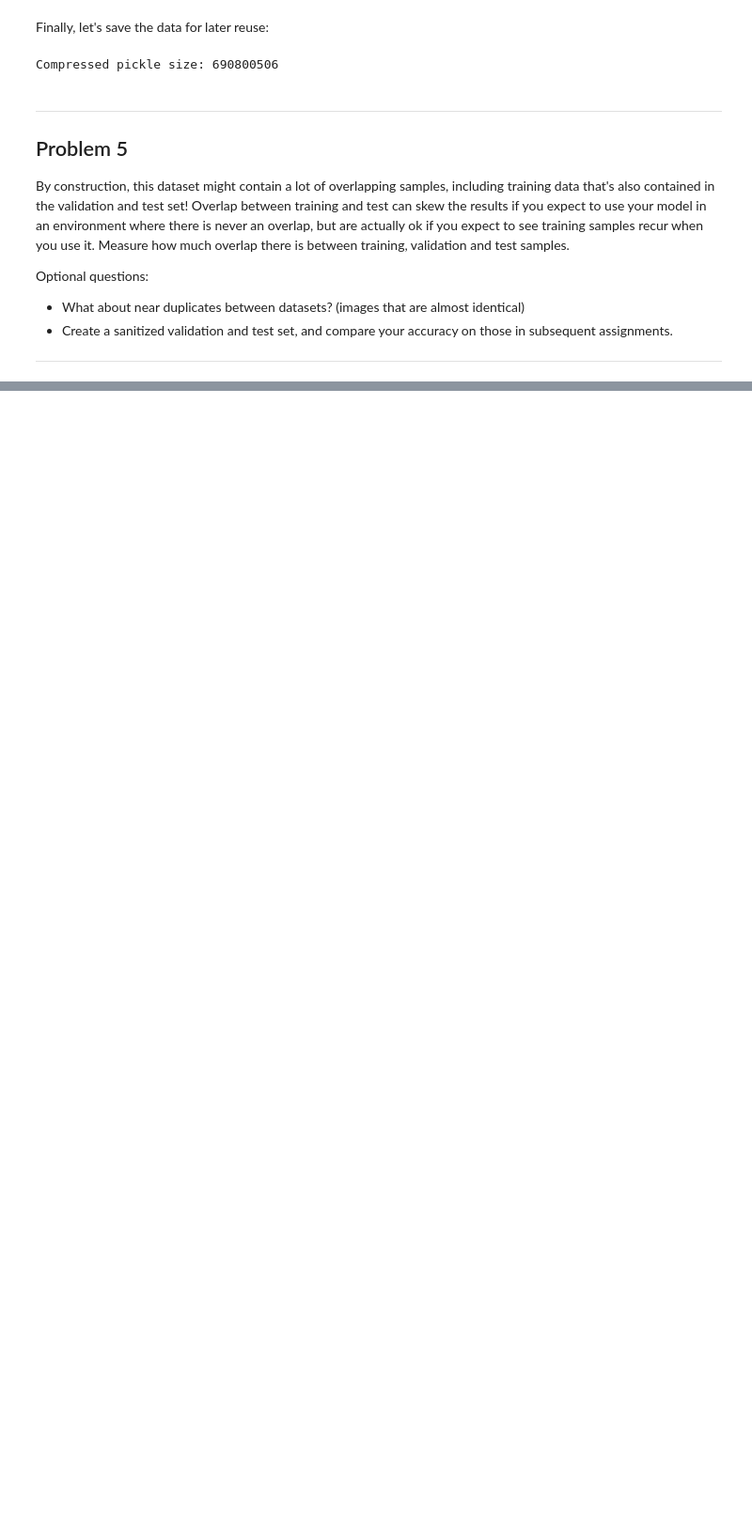
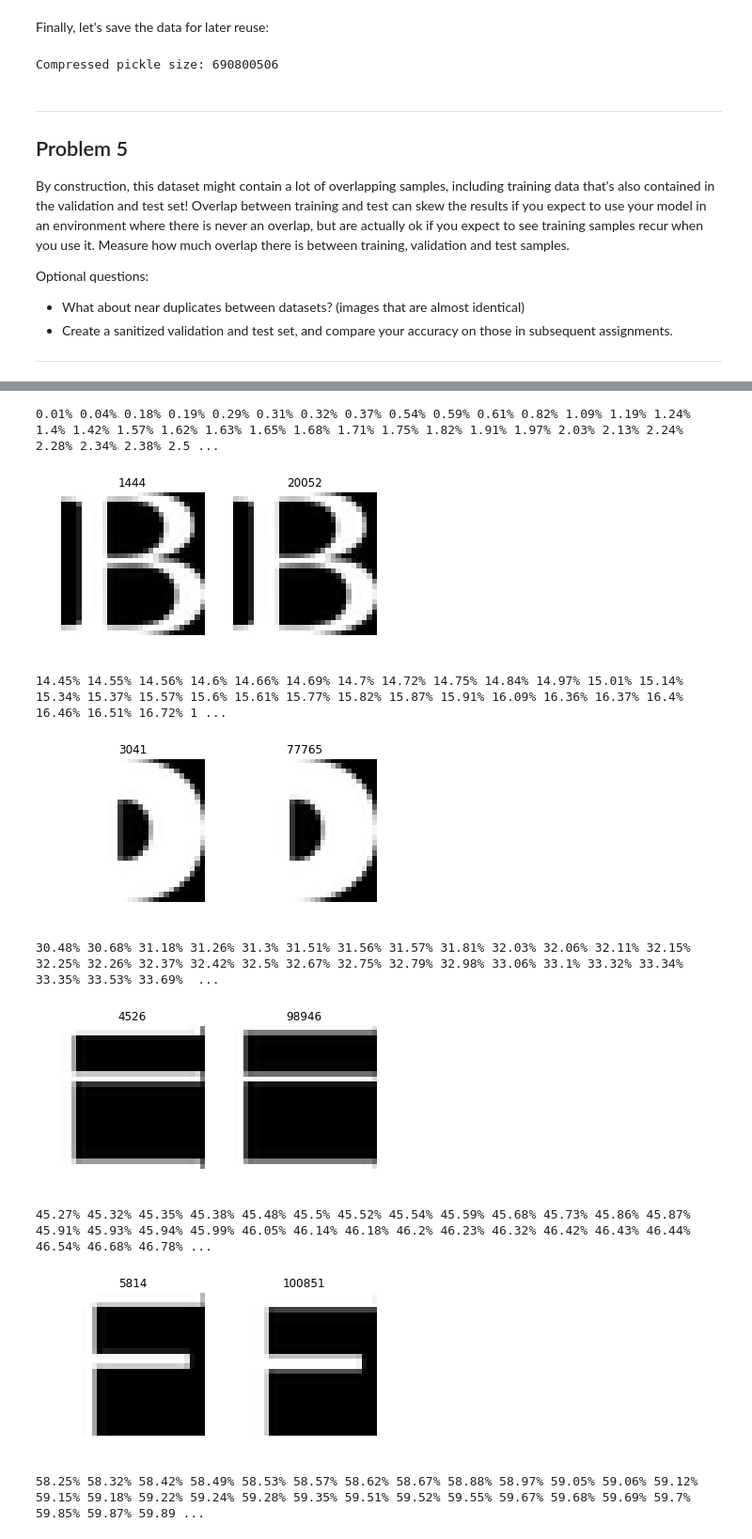
Before and after one commit to liunaijia/myML-ud730, a Jupyter notebook: 1_notmnist.ipynb, the cells around one changed output, grey strips where cells are left out. Shown at 94% size. Saved outputs shown, nothing was run; the diff lists cells and outputs as text; code cells hidden in the pictures; blank space fills up the shorter version.

```diff
--- a/1_notmnist.ipynb
+++ b/1_notmnist.ipynb
@@ -451,0 +593,48 @@ Optional questions:
+# %%
+num = 0
+for (idx1, idx2) in compare_signatures(a_signatures, c_signatures):
+    num += 1
+    if num % 200 == 0:
+        plt.subplot(121)
+        plt.title(str(idx1))
+        plt.imshow(a[idx1])
+        plt.axis('off')
+
+        plt.subplot(122)
+        plt.title(str(idx2))
+        plt.imshow(c[idx2])
+        plt.axis('off')
+
+        plt.show()
+    else:
+        print('{0}% '.format(idx1 * 100.0 / a_signatures.shape[0]), end='')
+print('done: {0}'.format(num))
+
+num = 0
+for (idx1, idx2) in compare_signatures(b_signatures, c_signatures):
+    num += 1
+    if num % 200 == 0:
+        plt.subplot(121)
+        plt.title(str(idx1))
+        plt.imshow(b[idx1])
+        plt.axis('off')
+
+        plt.subplot(122)
+        plt.title(str(idx2))
+        plt.imshow(c[idx2])
+        plt.axis('off')
+
+        plt.show()
+    else:
+        print('{0}% '.format(idx1 * 100.0 / b_signatures.shape[0]), end='')
+print('done: {0}'.format(num))
+# %% [output]
+0.01% 0.04% 0.18% 0.19% 0.29% 0.31% 0.32% 0.37% 0.54% 0.59% 0.61% 0.82% 1.09% 1.19% 1.24% 1.4% 1.42% 1.57% 1.62% 1.63% 1.65% 1.68% 1.71% 1.75% 1.82% 1.91% 1.97% 2.03% 2.13% 2.24% 2.28% 2.34% 2.38% 2.5 ...
+[figure, added]
+14.45% 14.55% 14.56% 14.6% 14.66% 14.69% 14.7% 14.72% 14.75% 14.84% 14.97% 15.01% 15.14% 15.34% 15.37% 15.57% 15.6% 15.61% 15.77% 15.82% 15.87% 15.91% 16.09% 16.36% 16.37% 16.4% 16.46% 16.51% 16.72% 1 ...
+[figure, added]
+30.48% 30.68% 31.18% 31.26% 31.3% 31.51% 31.56% 31.57% 31.81% 32.03% 32.06% 32.11% 32.15% 32.25% 32.26% 32.37% 32.42% 32.5% 32.67% 32.75% 32.79% 32.98% 33.06% 33.1% 33.32% 33.34% 33.35% 33.53% 33.69%  ...
+[figure, added]
+45.27% 45.32% 45.35% 45.38% 45.48% 45.5% 45.52% 45.54% 45.59% 45.68% 45.73% 45.86% 45.87% 45.91% 45.93% 45.94% 45.99% 46.05% 46.14% 46.18% 46.2% 46.23% 46.32% 46.42% 46.43% 46.44% 46.54% 46.68% 46.78% ...
+[figure, added]
+58.25% 58.32% 58.42% 58.49% 58.53% 58.57% 58.62% 58.67% 58.88% 58.97% 59.05% 59.06% 59.12% 59.15% 59.18% 59.22% 59.24% 59.28% 59.35% 59.51% 59.52% 59.55% 59.67% 59.68% 59.69% 59.7% 59.85% 59.87% 59.89 ...
```
Also changed, not shown: parts of 10 cells of this notebook.
